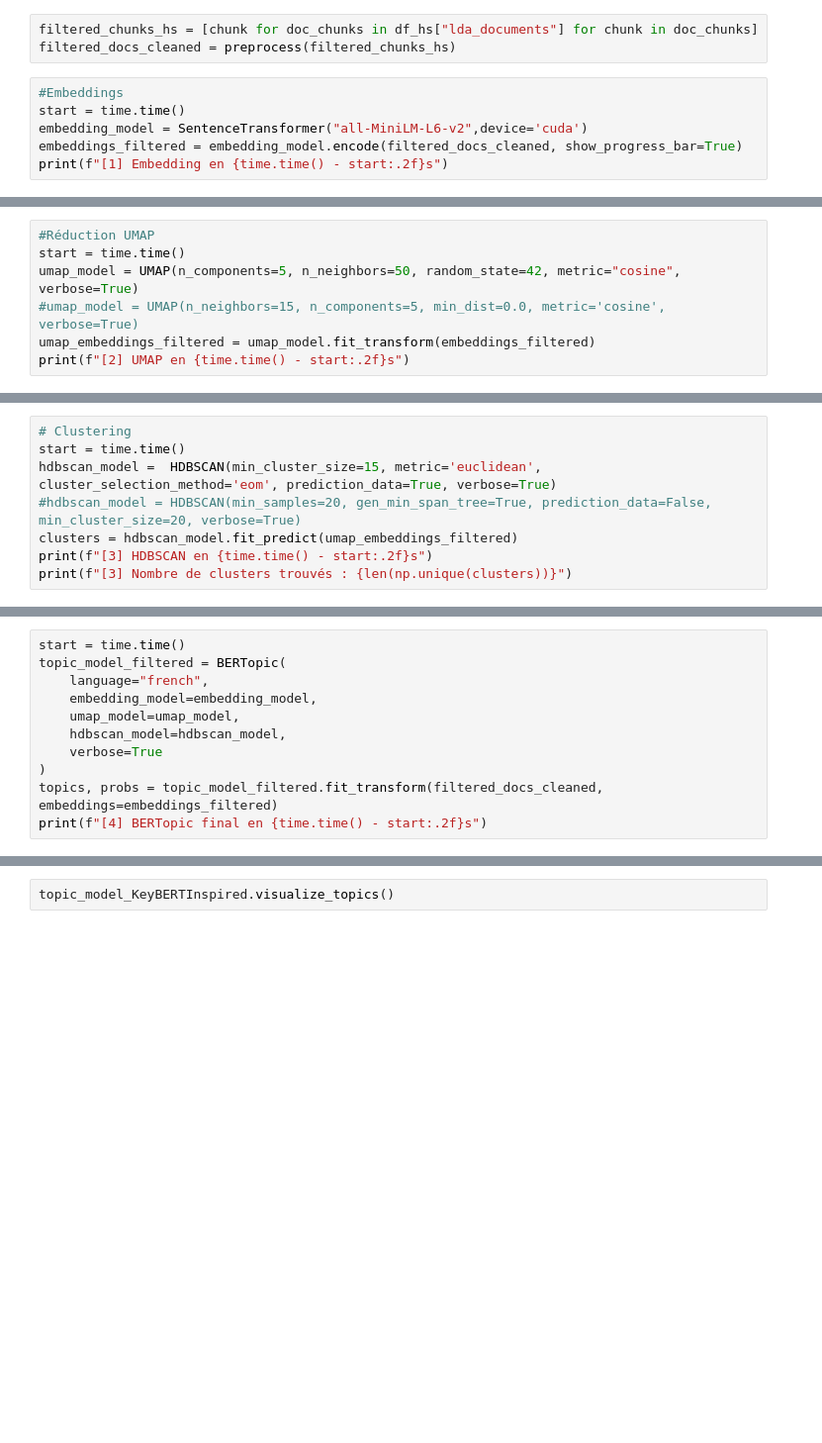
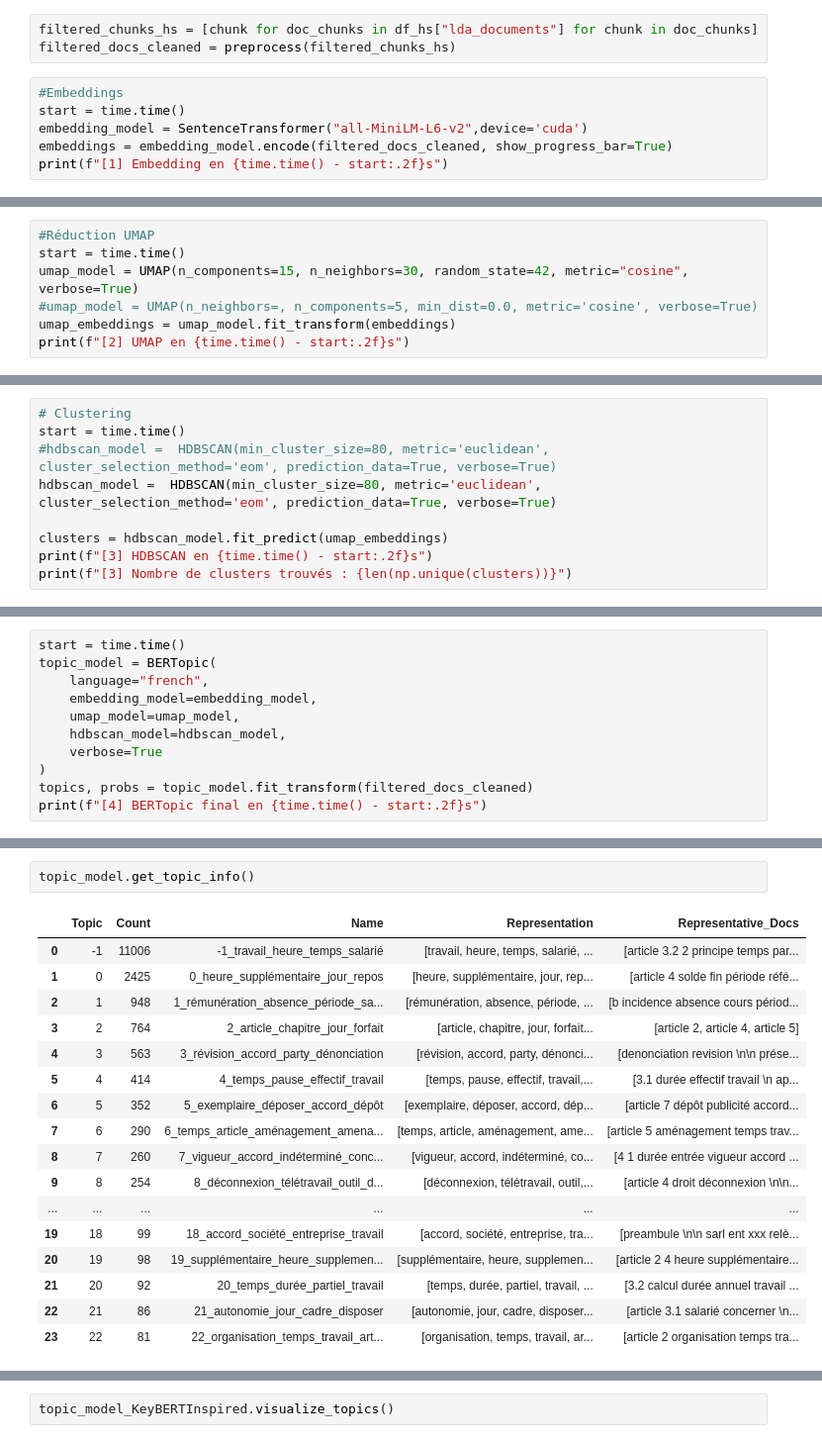
Before and after one commit to raniafahim/LDA, a Jupyter notebook: bertopic_gpu.ipynb, the cells around one changed output, grey strips where cells are left out. Shown: that part at 99% size. Saved outputs shown, nothing was run; the diff lists cells and outputs as text; blank space fills up the shorter version.

Commit message:
bertopic sur le topic 0 (principal)

```diff
--- a/bertopic_gpu.ipynb
+++ b/bertopic_gpu.ipynb
@@ -316,5 +328,5 @@ filtered_docs_cleaned = preprocess(filtered_chunks_hs)
 #Embeddings
 start = time.time()
 embedding_model = SentenceTransformer("all-MiniLM-L6-v2",device='cuda')
-embeddings_filtered = embedding_model.encode(filtered_docs_cleaned, show_progress_bar=True)
+embeddings = embedding_model.encode(filtered_docs_cleaned, show_progress_bar=True)
 print(f"[1] Embedding en {time.time() - start:.2f}s")
@@ -321,7 +339,7 @@ print(f"[1] Embedding en {time.time() - start:.2f}s")
 # %%
 #Réduction UMAP
 start = time.time()
-umap_model = UMAP(n_components=5, n_neighbors=50, random_state=42, metric="cosine", verbose=True)
-#umap_model = UMAP(n_neighbors=15, n_components=5, min_dist=0.0, metric='cosine', verbose=True)
-umap_embeddings_filtered = umap_model.fit_transform(embeddings_filtered)
+umap_model = UMAP(n_components=15, n_neighbors=30, random_state=42, metric="cosine", verbose=True)
+#umap_model = UMAP(n_neighbors=, n_components=5, min_dist=0.0, metric='cosine', verbose=True)
+umap_embeddings = umap_model.fit_transform(embeddings)
 print(f"[2] UMAP en {time.time() - start:.2f}s")
@@ -328,8 +353,9 @@ print(f"[2] UMAP en {time.time() - start:.2f}s")
 # %%
 # Clustering
 start = time.time()
-hdbscan_model =  HDBSCAN(min_cluster_size=15, metric='euclidean', cluster_selection_method='eom', prediction_data=True, verbose=True)
-#hdbscan_model = HDBSCAN(min_samples=20, gen_min_span_tree=True, prediction_data=False, min_cluster_size=20, verbose=True)
-clusters = hdbscan_model.fit_predict(umap_embeddings_filtered)
+#hdbscan_model =  HDBSCAN(min_cluster_size=80, metric='euclidean', cluster_selection_method='eom', prediction_data=True, verbose=True)
+hdbscan_model =  HDBSCAN(min_cluster_size=80, metric='euclidean', cluster_selection_method='eom', prediction_data=True, verbose=True)
+
+clusters = hdbscan_model.fit_predict(umap_embeddings)
 print(f"[3] HDBSCAN en {time.time() - start:.2f}s")
 print(f"[3] Nombre de clusters trouvés : {len(np.unique(clusters))}")
@@ -336,11 +365,11 @@ print(f"[3] Nombre de clusters trouvés : {len(np.unique(clusters))}")
 # %%
 start = time.time()
-topic_model_filtered = BERTopic(
+topic_model = BERTopic(
     language="french",
     embedding_model=embedding_model,
     umap_model=umap_model,
     hdbscan_model=hdbscan_model,
     verbose=True
 )
-topics, probs = topic_model_filtered.fit_transform(filtered_docs_cleaned, embeddings=embeddings_filtered)
+topics, probs = topic_model.fit_transform(filtered_docs_cleaned)
 print(f"[4] BERTopic final en {time.time() - start:.2f}s")
@@ -354,0 +396,20 @@ topic_model_filtered.visualize_barchart()
+# %%
+topic_model.get_topic_info()
+# %% [output]
+|  | Topic | Count | Name | Representation | Representative_Docs |
+| 0 | -1 | 11006 | -1_travail_heure_temps_salarié | [travail, heure, temps, salarié, ... | [article 3.2 2 principe temps par... |
+| 1 | 0 | 2425 | 0_heure_supplémentaire_jour_repos | [heure, supplémentaire, jour, rep... | [article 4 solde fin période réfé... |
+| 2 | 1 | 948 | 1_rémunération_absence_période_sa... | [rémunération, absence, période, ... | [b incidence absence cours périod... |
+| 3 | 2 | 764 | 2_article_chapitre_jour_forfait | [article, chapitre, jour, forfait... | [article 2, article 4, article 5] |
+| 4 | 3 | 563 | 3_révision_accord_party_dénonciation | [révision, accord, party, dénonci... | [denonciation revision \n\n prése... |
+| 5 | 4 | 414 | 4_temps_pause_effectif_travail | [temps, pause, effectif, travail,... | [3.1 durée effectif travail \n ap... |
+| 6 | 5 | 352 | 5_exemplaire_déposer_accord_dépôt | [exemplaire, déposer, accord, dép... | [article 7 dépôt publicité accord... |
+| 7 | 6 | 290 | 6_temps_article_aménagement_amena... | [temps, article, aménagement, ame... | [article 5 aménagement temps trav... |
+| 8 | 7 | 260 | 7_vigueur_accord_indéterminé_conc... | [vigueur, accord, indéterminé, co... | [4 1 durée entrée vigueur accord ... |
+| 9 | 8 | 254 | 8_déconnexion_télétravail_outil_d... | [déconnexion, télétravail, outil,... | [article 4 droit déconnexion \n\n... |
+| ... | ... | ... | ... | ... | ... |
+| 19 | 18 | 99 | 18_accord_société_entreprise_travail | [accord, société, entreprise, tra... | [preambule \n\n sarl ent xxx relè... |
+| 20 | 19 | 98 | 19_supplémentaire_heure_supplemen... | [supplémentaire, heure, supplemen... | [article 2 4 heure supplémentaire... |
+| 21 | 20 | 92 | 20_temps_durée_partiel_travail | [temps, durée, partiel, travail, ... | [3.2 calcul durée annuel travail ... |
+| 22 | 21 | 86 | 21_autonomie_jour_cadre_disposer | [autonomie, jour, cadre, disposer... | [article 3.1 salarié concerner \n... |
+| 23 | 22 | 81 | 22_organisation_temps_travail_art... | [organisation, temps, travail, ar... | [article 2 organisation temps tra... |
```
Also changed, not shown: parts of 25 cells of this notebook.
